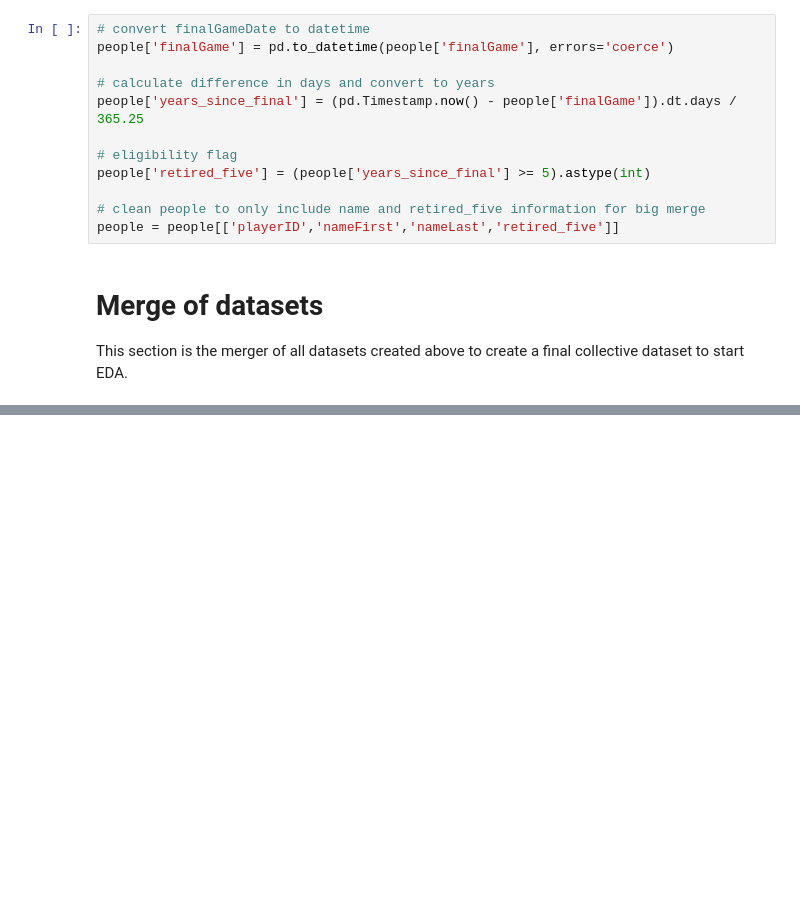
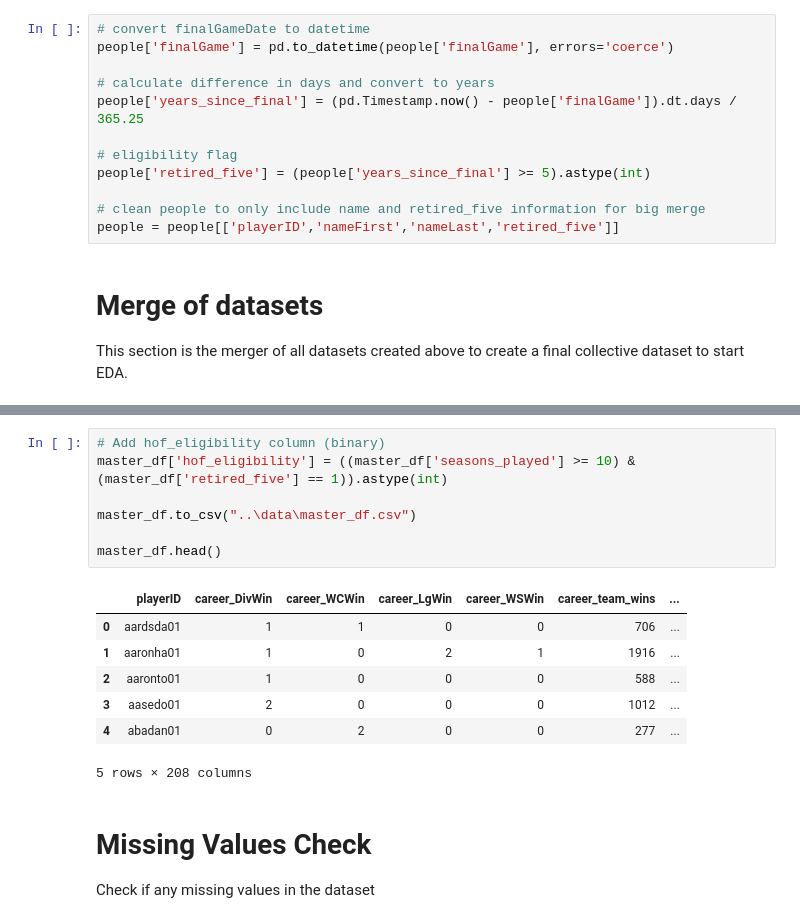
Before and after one commit to INFO-523-SU25/final-project-cortopassi-harville-pelley, a Jupyter notebook: notebooks/hall_of_fame.ipynb, the cells around one changed output, grey strips where cells are left out. Drawn from its saved outputs; the diff is of its cells as text; blank space fills up the shorter version.

Commit message:
Correlation checks and removal of columns.

```diff
--- a/notebooks/hall_of_fame.ipynb
+++ b/notebooks/hall_of_fame.ipynb
@@ -239,0 +243,19 @@ master_df.to_csv("..\data\master_df.csv")
+# %%
+# Add hof_eligibility column (binary)
+master_df['hof_eligibility'] = ((master_df['seasons_played'] >= 10) & (master_df['retired_five'] == 1)).astype(int)
+
+master_df.to_csv("..\data\master_df.csv")
+
+master_df.head()
+# %% [output]
+|  | playerID | career_DivWin | career_WCWin | career_LgWin | career_WSWin | career_team_wins | ... |
+| 0 | aardsda01 | 1 | 1 | 0 | 0 | 706 | ... |
+| 1 | aaronha01 | 1 | 0 | 2 | 1 | 1916 | ... |
+| 2 | aaronto01 | 1 | 0 | 0 | 0 | 588 | ... |
+| 3 | aasedo01 | 2 | 0 | 0 | 0 | 1012 | ... |
+| 4 | abadan01 | 0 | 2 | 0 | 0 | 277 | ... |
+5 rows × 208 columns
+# %% [markdown]
+# Missing Values Check
+
+Check if any missing values in the dataset
```
Also changed, not shown: parts of 13 cells of this notebook, 4 other files.
